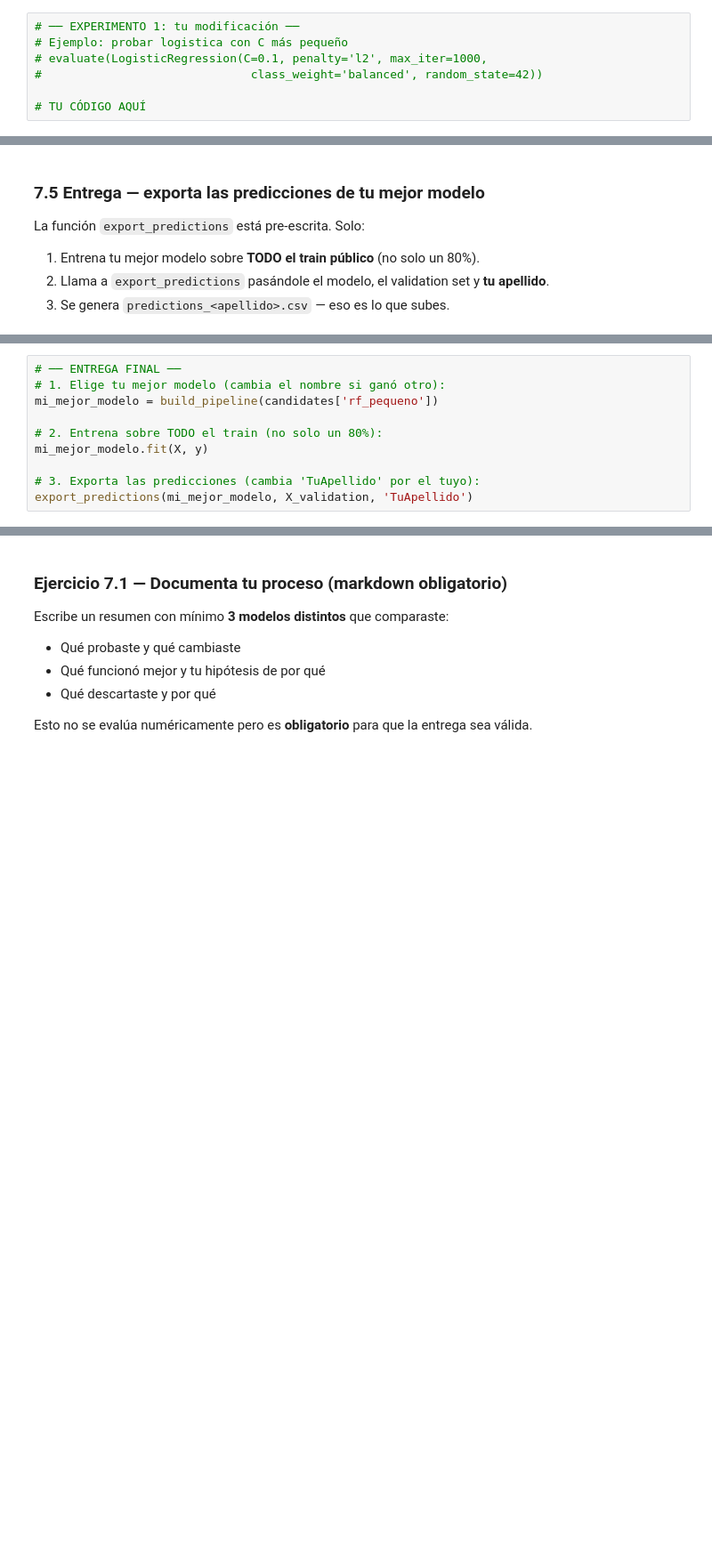
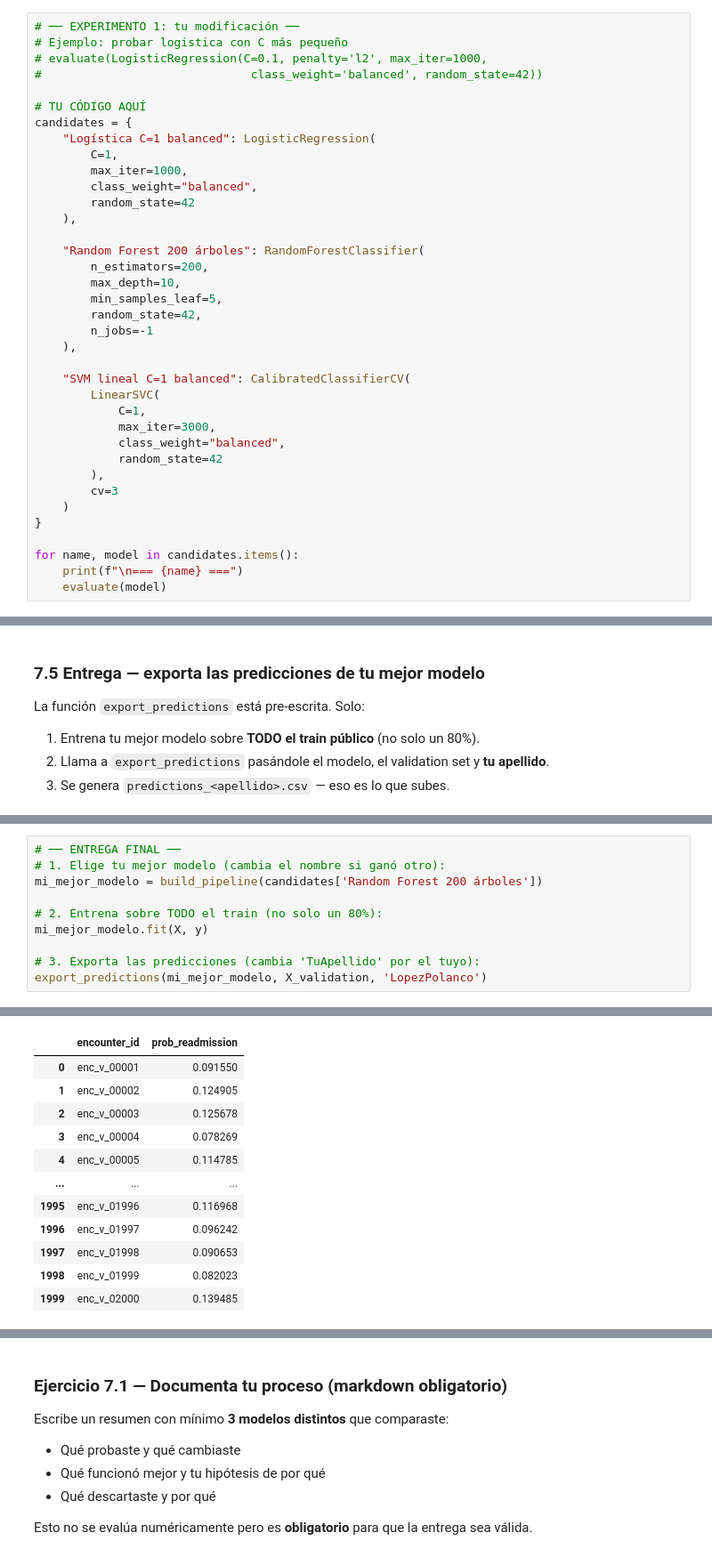
Before and after one commit to uvg-analisis-de-datos-biomedicos/healthdatalab, a Jupyter notebook: labs/lab-6-machine-learning/notebooks/Lab06_Machine_Learning_Supervisado.ipynb, the cells around one changed output, grey strips where cells are left out. Shown at 89% size. Cells and saved outputs as stored; diff of their text form; blank space fills up the shorter version.

Commit message:
Checkpoint 7: modelo final entregado

```diff
--- a/labs/lab-6-machine-learning/notebooks/Lab06_Machine_Learning_Supervisado.ipynb
+++ b/labs/lab-6-machine-learning/notebooks/Lab06_Machine_Learning_Supervisado.ipynb
@@ -864,3 +895,33 @@ Las celdas siguientes son tu playground. Modifica `candidates`, agrega modelos n
 #                              class_weight='balanced', random_state=42))
 
 # TU CÓDIGO AQUÍ
+candidates = {
+    "Logística C=1 balanced": LogisticRegression(
+        C=1,
+        max_iter=1000,
+        class_weight="balanced",
+        random_state=42
+    ),
+
+    "Random Forest 200 árboles": RandomForestClassifier(
+        n_estimators=200,
+        max_depth=10,
+        min_samples_leaf=5,
+        random_state=42,
+        n_jobs=-1
+    ),
+
+    "SVM lineal C=1 balanced": CalibratedClassifierCV(
+        LinearSVC(
+            C=1,
+            max_iter=3000,
+            class_weight="balanced",
+            random_state=42
+        ),
+        cv=3
+    )
+}
+
+for name, model in candidates.items():
+    print(f"\n=== {name} ===")
+    evaluate(model)
@@ -923,10 +1018,11 @@ print("export_predictions lista.")
 # %%
 # ── ENTREGA FINAL ──
 # 1. Elige tu mejor modelo (cambia el nombre si ganó otro):
-mi_mejor_modelo = build_pipeline(candidates['rf_pequeno'])
+mi_mejor_modelo = build_pipeline(candidates['Random Forest 200 árboles'])
 
 # 2. Entrena sobre TODO el train (no solo un 80%):
 mi_mejor_modelo.fit(X, y)
 
 # 3. Exporta las predicciones (cambia 'TuApellido' por el tuyo):
-export_predictions(mi_mejor_modelo, X_validation, 'TuApellido')
+export_predictions(mi_mejor_modelo, X_validation, 'LopezPolanco')
+# %% [output]
@@ -932,0 +1034,12 @@ export_predictions(mi_mejor_modelo, X_validation, 'TuApellido')
+|  | encounter_id | prob_readmission |
+| 0 | enc_v_00001 | 0.091550 |
+| 1 | enc_v_00002 | 0.124905 |
+| 2 | enc_v_00003 | 0.125678 |
+| 3 | enc_v_00004 | 0.078269 |
+| 4 | enc_v_00005 | 0.114785 |
+| ... | ... | ... |
+| 1995 | enc_v_01996 | 0.116968 |
+| 1996 | enc_v_01997 | 0.096242 |
+| 1997 | enc_v_01998 | 0.090653 |
+| 1998 | enc_v_01999 | 0.082023 |
+| 1999 | enc_v_02000 | 0.139485 |
```
Also changed, not shown: parts of 11 cells of this notebook.
